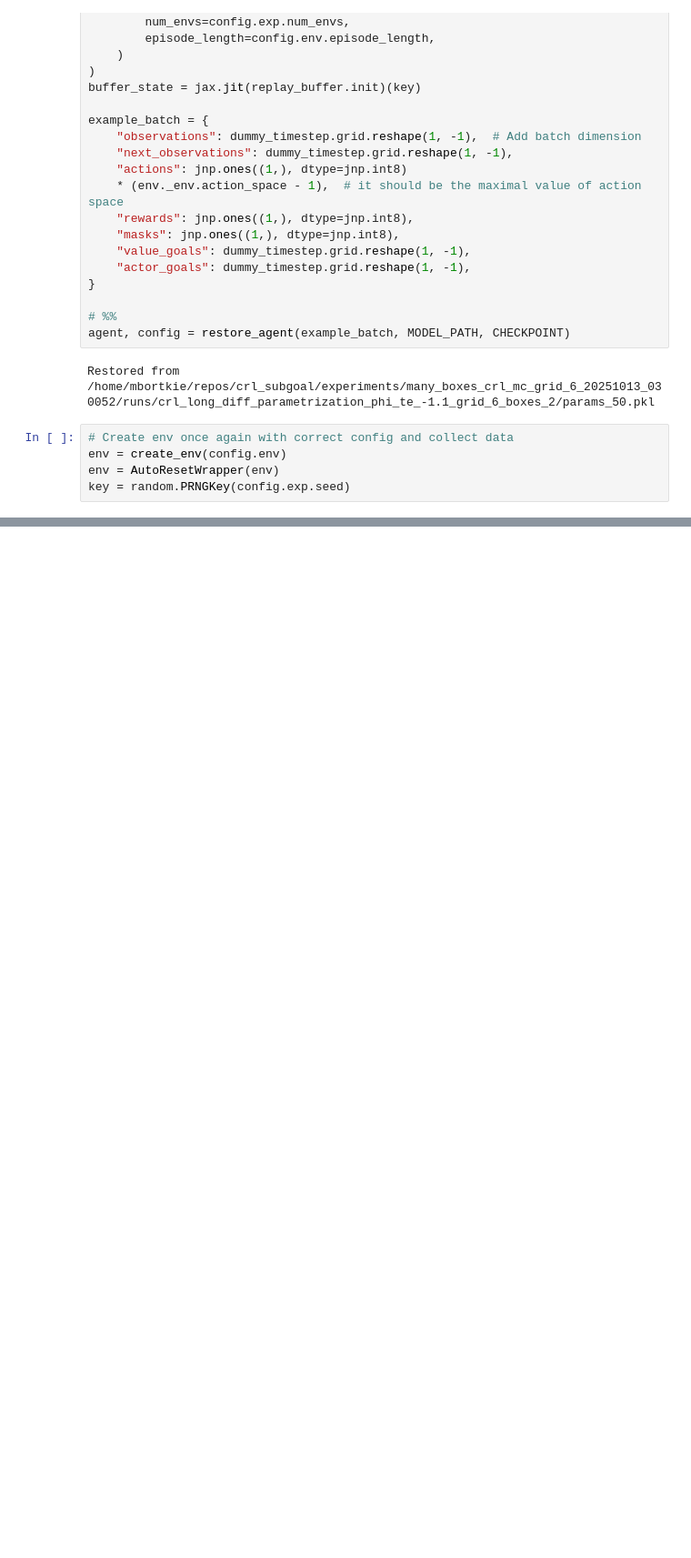
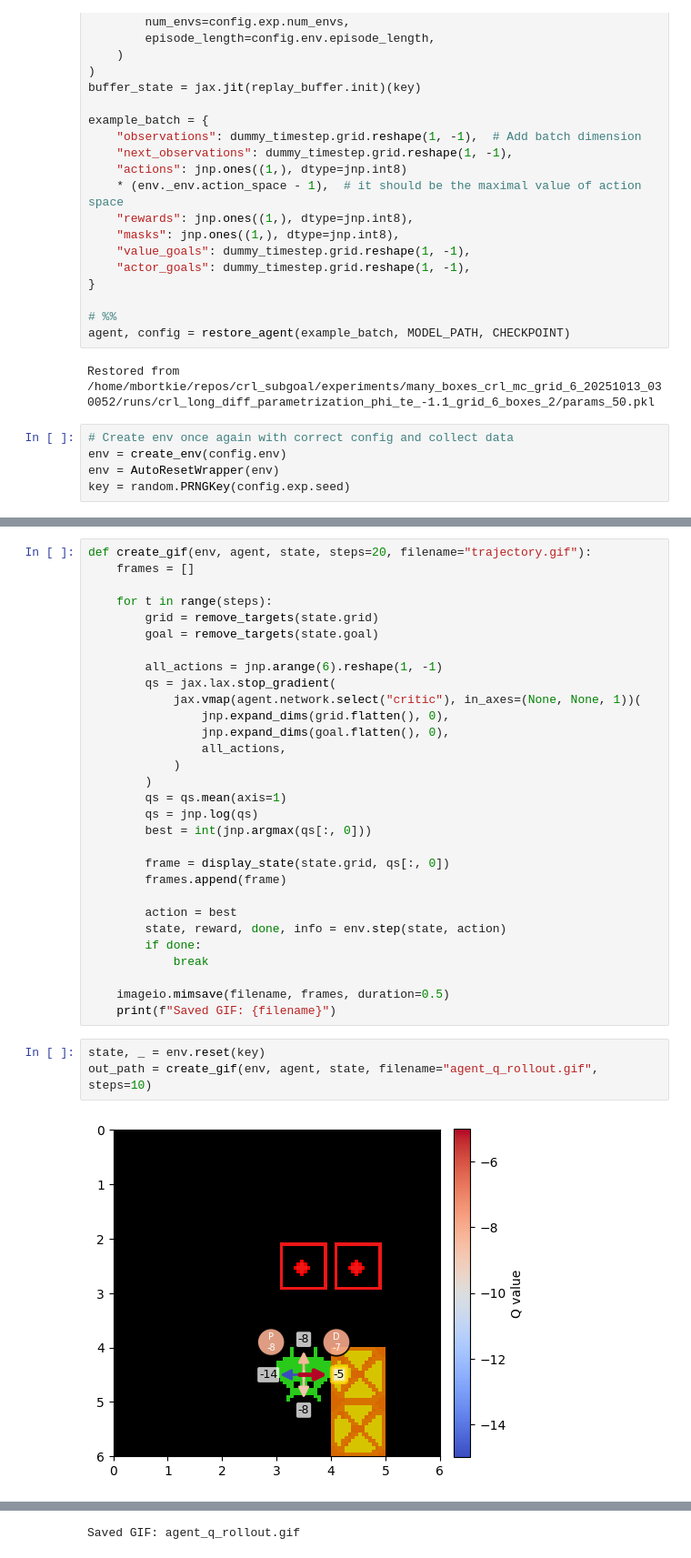
Before and after one commit to wladekpal/golden-standard, a Jupyter notebook: notebooks/plotting/play_and_visualize_q.ipynb, the cells around one changed output, grey strips where cells are left out. Shown at 91% size. Drawn from its saved outputs; the diff is of its cells as text; blank space fills up the shorter version.

Commit message:
feat: working Q visualization in gifs

```diff
--- a/notebooks/plotting/play_and_visualize_q.ipynb
+++ b/notebooks/plotting/play_and_visualize_q.ipynb
@@ -327,0 +382,35 @@ Q-values:
+# %%
+def create_gif(env, agent, state, steps=20, filename="trajectory.gif"):
+    frames = []
+
+    for t in range(steps):
+        grid = remove_targets(state.grid)
+        goal = remove_targets(state.goal)
+
+        all_actions = jnp.arange(6).reshape(1, -1)
+        qs = jax.lax.stop_gradient(
+            jax.vmap(agent.network.select("critic"), in_axes=(None, None, 1))(
+                jnp.expand_dims(grid.flatten(), 0),
+                jnp.expand_dims(goal.flatten(), 0),
+                all_actions,
+            )
+        )
+        qs = qs.mean(axis=1)
+        qs = jnp.log(qs)
+        best = int(jnp.argmax(qs[:, 0]))
+
+        frame = display_state(state.grid, qs[:, 0])
+        frames.append(frame)
+
+        action = best
+        state, reward, done, info = env.step(state, action)
+        if done:
+            break
+
+    imageio.mimsave(filename, frames, duration=0.5)
+    print(f"Saved GIF: {filename}")
+# %%
+state, _ = env.reset(key)
+out_path = create_gif(env, agent, state, filename="agent_q_rollout.gif", steps=10)
+# %% [output]
+[figure, added]
@@ -327,0 +426 @@ Q-values:
+Saved GIF: agent_q_rollout.gif
```
Also changed, not shown: parts of 6 cells of this notebook.
